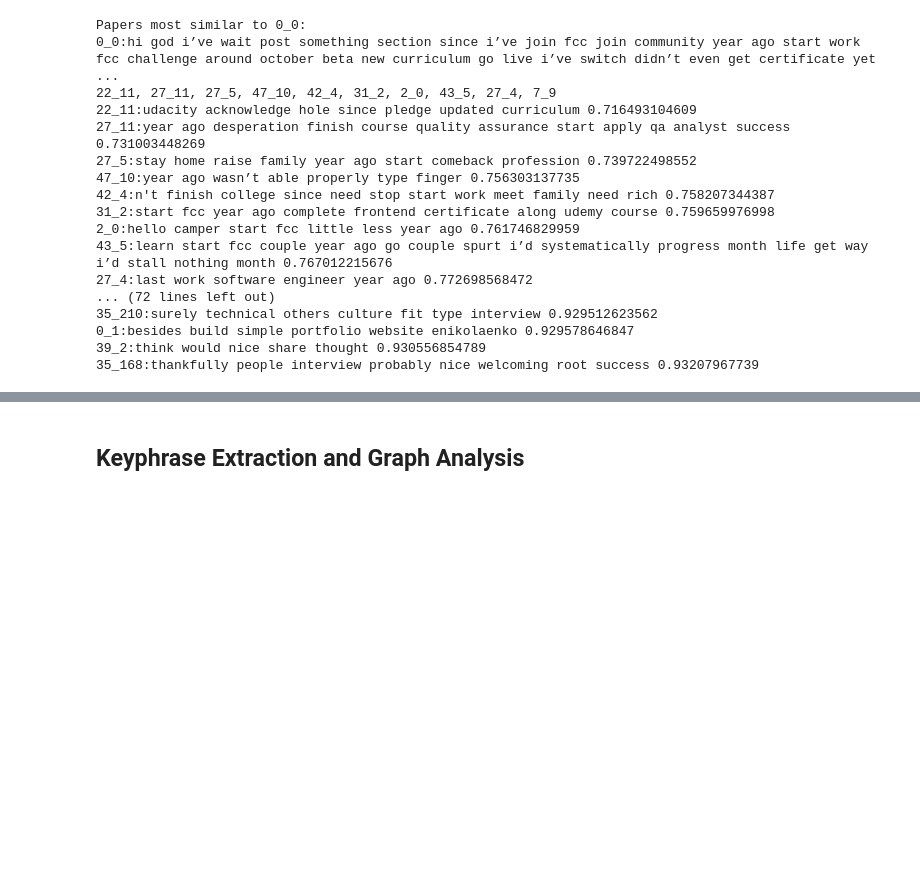
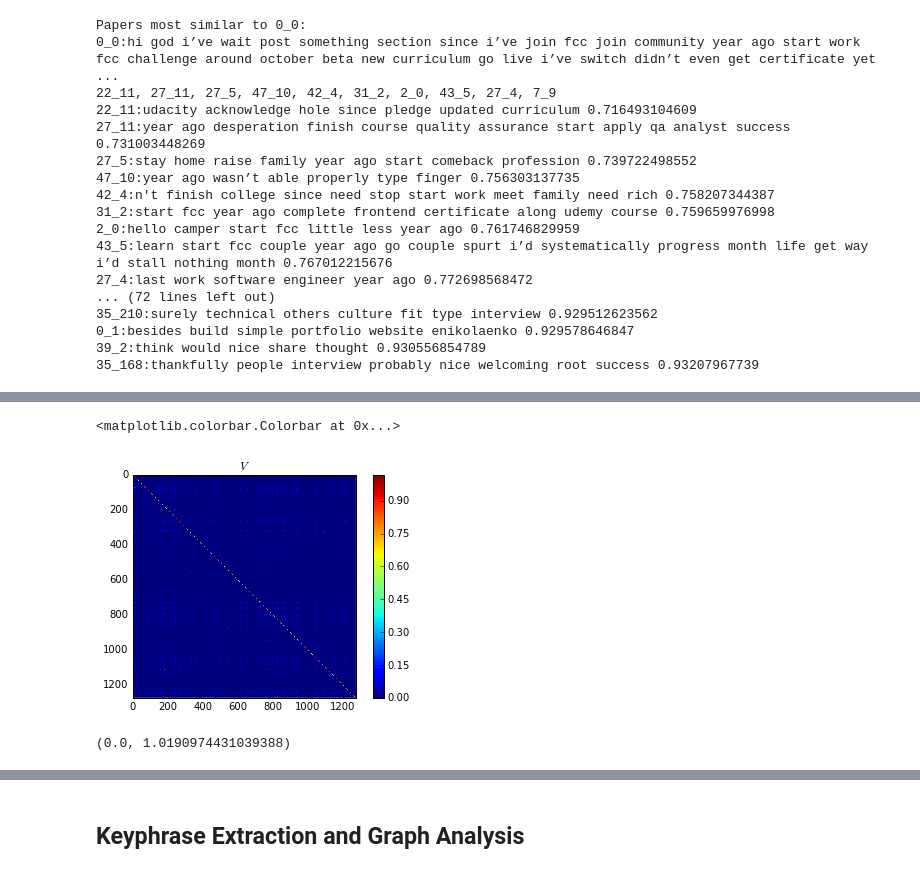
Before and after one commit to evaristoc/textatool, a Jupyter notebook: py/testsANDanalysesNB.ipynb, the cells around one changed output, grey strips where cells are left out. Saved outputs shown, nothing was run; the diff lists cells and outputs as text; code cells hidden in the pictures; blank space fills up the shorter version.

```diff
--- a/py/testsANDanalysesNB.ipynb
+++ b/py/testsANDanalysesNB.ipynb
@@ -852,7 +914,7 @@ access       0.00000   0.0   0.0   0.0   0.0   0.0   0.0   0.0   0.0    0.0
 
 [10 rows x 1275 columns]
 # %%
-dist_df, U, sigma, V, v_df = similarityanalysis(words_df)
+dist_df, U, sigma, V, v_df = similarityanalysis(words_df, 1)
 # %%
 counter = 0
 for paper in dist_df.columns:
@@ -991,0 +1055,16 @@ Papers most similar to 0_0:
+# %%
+counter = 0
+for paper in dist_df.columns:
+    sim_papers_df = dist_df.sort(columns=paper, ascending=False)[paper]
+    #print(sim_papers_df)
+    sim_papers = sim_papers_df.drop([paper]).index
+    #print(sim_papers)
+    print('Papers most similar to ' + paper + ':')
+    print(paper + ':' + ' '.join(textreference[paper]['treated_st']))
+    print(', '.join(sim_papers[:10]))
+    for ind in sim_papers[:10]:
+        print(ind + ':' + ' '.join(textreference[ind]['treated_st']), sim_papers_df[ind])
+    print( '\n')
+    counter += 1
+    if counter > 5:
+        break
@@ -991,0 +1089,9 @@ Papers most similar to 0_0:
+# %%
+for paper in dist_df.columns:
+    sim_papers_df = dist_df.sort(columns=paper, ascending=False)[paper]
+    #print(sim_papers_df)
+    sim_papers = sim_papers_df.index
+    print(sim_papers[:10])
+    break
+
+#47_13, 14_131, 51_0, 37_5, 33_7, 23_3, 29_49, 50_24, 35_85, 22_21
@@ -991,0 +1123,7 @@ Papers most similar to 0_0:
+# %%
+for paper in dist_df.columns:
+    sim_papers_df = dist_df.sort(columns=paper, ascending=False)[paper]
+    #print(sim_papers_df)
+    sim_papers = sim_papers_df.drop([paper]).index
+    clusterdist_df.loc[sim_papers[10:],sim_papers[:10]] = 0.0
+    clusterdist_df.loc[sim_papers[:10],sim_papers[10:]] = 0.0
@@ -991,0 +1151,19 @@ Papers most similar to 0_0:
+# %%
+%matplotlib inline
+import matplotlib.pyplot as plt
+
+plt.imshow(clusterdist_df, interpolation='none')
+ax = plt.gca()
+#plt.xticks(list(range(len(v_df.columns.values))))
+#plt.yticks(list(range(len(v_df.index.values))))
+plt.title("$V$")
+#ax.set_xticklabels(v_df.columns.values, rotation=90)
+plt.colorbar()
+# %% [output]
+<matplotlib.colorbar.Colorbar at 0x...>
+[figure, added]
+# %%
+clusterdist_df = dist_df.max().max() - dist_df
+clusterdist_df.min().min(), clusterdist_df.max().max()
+# %% [output]
+(0.0, 1.0190974431039388)
```
Also changed, not shown: parts of 62 cells of this notebook.
